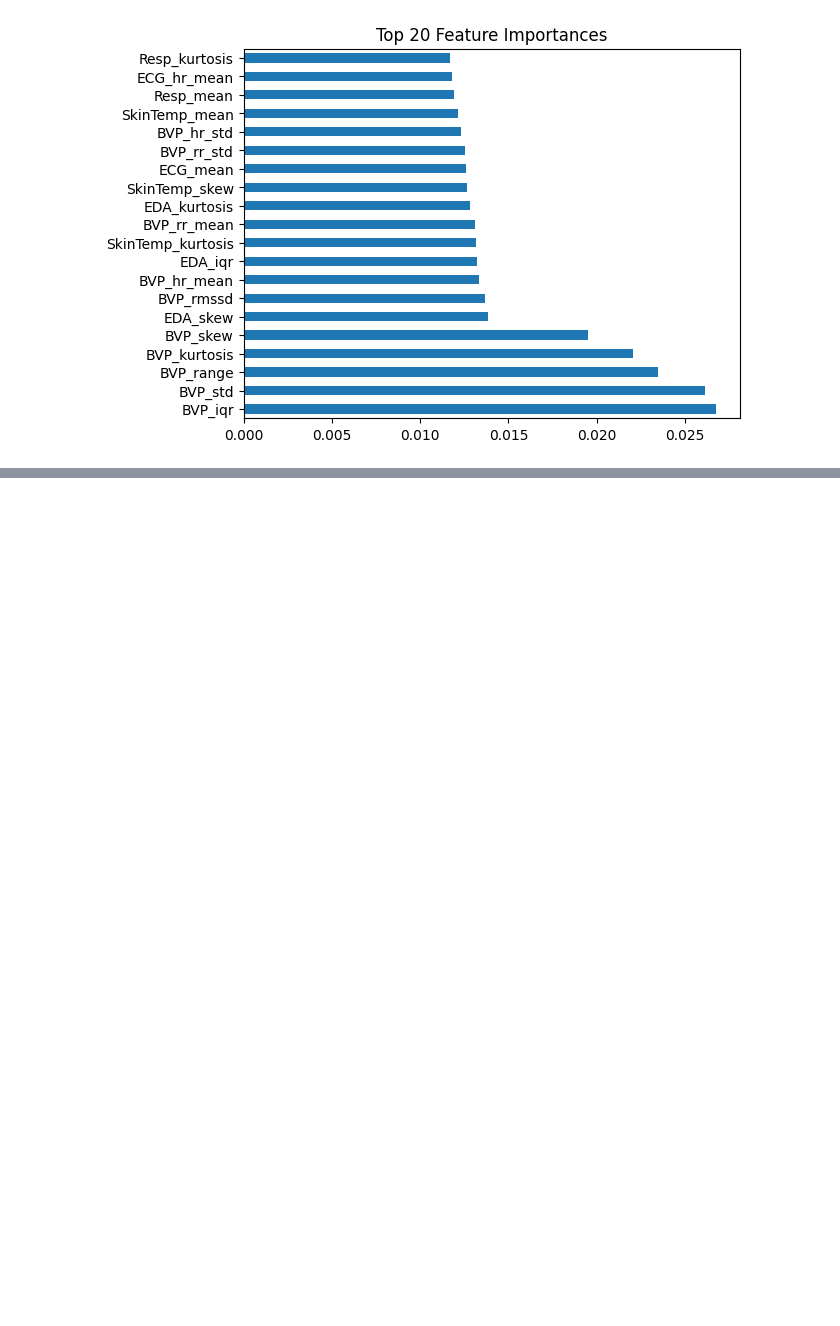
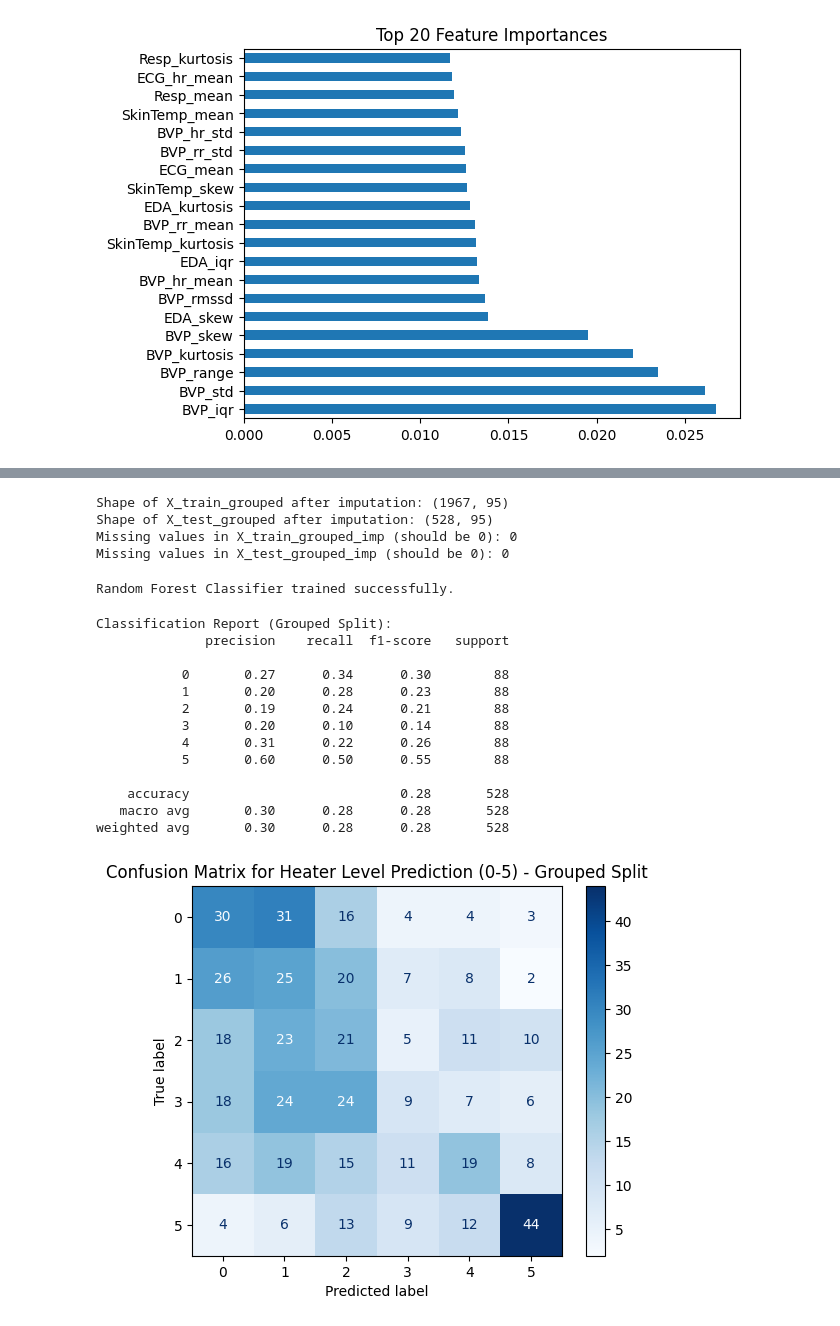
Before and after one commit to kundana12345/PainAI, a Jupyter notebook: Pain_Recognition_with_Experimental_Dataset_Explainability.ipynb, the cells around one changed output, grey strips where cells are left out. Cells and saved outputs as stored; diff of their text form; code cells hidden in the pictures; blank space fills up the shorter version.

```diff
--- a/Pain_Recognition_with_Experimental_Dataset_Explainability.ipynb
+++ b/Pain_Recognition_with_Experimental_Dataset_Explainability.ipynb
@@ -696,0 +847,3 @@ plt.show()
+# %%
+X_feat = extract_features(X)
+print("Feature matrix shape:", X_feat.shape)
@@ -696,0 +896,62 @@ plt.show()
+# %%
+from sklearn.impute import SimpleImputer
+
+imputer = SimpleImputer(strategy="median")
+
+X_train_grouped_imp = imputer.fit_transform(X_train_grouped)
+X_test_grouped_imp = imputer.transform(X_test_grouped)
+
+print("Shape of X_train_grouped after imputation:", X_train_grouped_imp.shape)
+print("Shape of X_test_grouped after imputation:", X_test_grouped_imp.shape)
+print("Missing values in X_train_grouped_imp (should be 0):", np.sum(np.isnan(X_train_grouped_imp)))
+print("Missing values in X_test_grouped_imp (should be 0):", np.sum(np.isnan(X_test_grouped_imp)))
+# %% [output]
+Shape of X_train_grouped after imputation: (1967, 95)
+Shape of X_test_grouped after imputation: (528, 95)
+Missing values in X_train_grouped_imp (should be 0): 0
+Missing values in X_test_grouped_imp (should be 0): 0
+# %%
+from sklearn.ensemble import RandomForestClassifier
+
+rf_model_grouped = RandomForestClassifier(
+    n_estimators=400,
+    max_depth=15,
+    class_weight="balanced",
+    random_state=42,
+    n_jobs=-1
+)
+
+rf_model_grouped.fit(X_train_grouped_imp, y_train_grouped)
+
+print("Random Forest Classifier trained successfully.")
+# %% [output]
+Random Forest Classifier trained successfully.
+# %%
+y_pred_grouped = rf_model_grouped.predict(X_test_grouped_imp)
+
+print("\nClassification Report (Grouped Split):")
+print(classification_report(y_test_grouped, y_pred_grouped))
+
+cm_grouped = confusion_matrix(y_test_grouped, y_pred_grouped, labels=np.unique(y))
+disp_grouped = ConfusionMatrixDisplay(
+    confusion_matrix=cm_grouped,
+    display_labels=np.unique(y)
+)
+disp_grouped.plot(cmap="Blues")
+plt.title("Confusion Matrix for Heater Level Prediction (0-5) - Grouped Split")
+plt.show()
+# %% [output]
+Classification Report (Grouped Split):
+              precision    recall  f1-score   support
+
+           0       0.27      0.34      0.30        88
+           1       0.20      0.28      0.23        88
+           2       0.19      0.24      0.21        88
+           3       0.20      0.10      0.14        88
+           4       0.31      0.22      0.26        88
+           5       0.60      0.50      0.55        88
+
+    accuracy                           0.28       528
+   macro avg       0.30      0.28      0.28       528
+weighted avg       0.30      0.28      0.28       528
+[figure, added]
```
Also changed, not shown: parts of 12 cells of this notebook.
